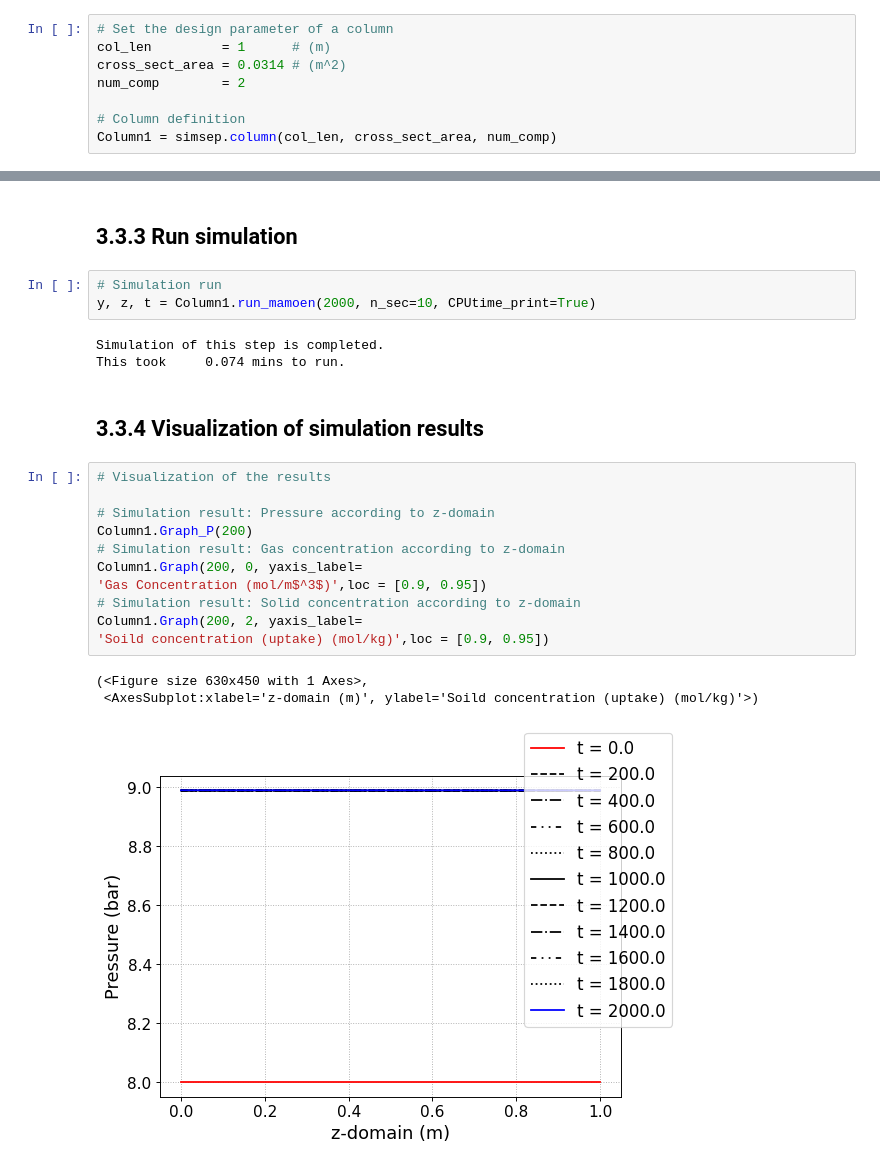
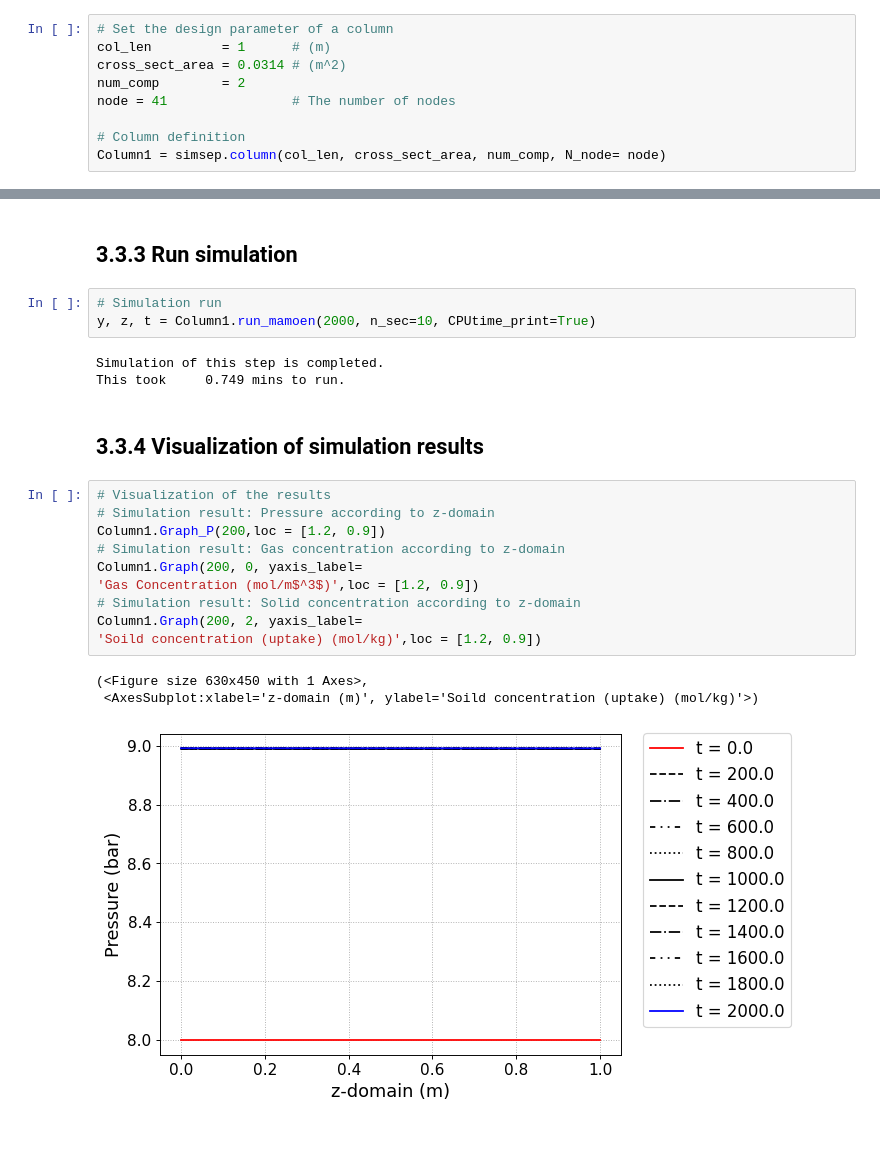
Before and after one commit to NahyeonAn/pyAPEP, a Jupyter notebook: Usage & casestudies/1. Function Usage.ipynb, the cells around one changed output, grey strips where cells are left out. Drawn from its saved outputs; the diff is of its cells as text; blank space fills up the shorter version.

```diff
--- a/Usage & casestudies/1. Function Usage.ipynb
+++ b/Usage & casestudies/1. Function Usage.ipynb
@@ -215,9 +215,10 @@ def extLang(P, T):
 col_len         = 1      # (m)
 cross_sect_area = 0.0314 # (m^2)
 num_comp        = 2
+node = 41                # The number of nodes
 
 # Column definition
-Column1 = simsep.column(col_len, cross_sect_area, num_comp)
+Column1 = simsep.column(col_len, cross_sect_area, num_comp, N_node= node)
 # %%
 # Set the adsorbent information
 voidfrac = 0.4
@@ -285,21 +286,20 @@ Column1.initialC_info(P_init, Tg_init, Ts_init, y_init, q_init)
 y, z, t = Column1.run_mamoen(2000, n_sec=10, CPUtime_print=True)
 # %% [output]
 Simulation of this step is completed.
-This took     0.074 mins to run.
+This took     0.749 mins to run.
 # %% [markdown]
 ## 3.3.4 Visualization of simulation results
 # %%
 # Visualization of the results
-
 # Simulation result: Pressure according to z-domain
-Column1.Graph_P(200)
+Column1.Graph_P(200,loc = [1.2, 0.9])
 # Simulation result: Gas concentration according to z-domain
 Column1.Graph(200, 0, yaxis_label=
-'Gas Concentration (mol/m$^3$)',loc = [0.9, 0.95])
+'Gas Concentration (mol/m$^3$)',loc = [1.2, 0.9])
 # Simulation result: Solid concentration according to z-domain
 Column1.Graph(200, 2, yaxis_label=
-'Soild concentration (uptake) (mol/kg)',loc = [0.9, 0.95])
+'Soild concentration (uptake) (mol/kg)',loc = [1.2, 0.9])
 # %% [output]
 (<Figure size 630x450 with 1 Axes>,
  <AxesSubplot:xlabel='z-domain (m)', ylabel='Soild concentration (uptake) (mol/kg)'>)
-[figure, old version]
+[figure, new version]
```
Also changed, not shown: parts of 4 cells of this notebook, 16 other files.
